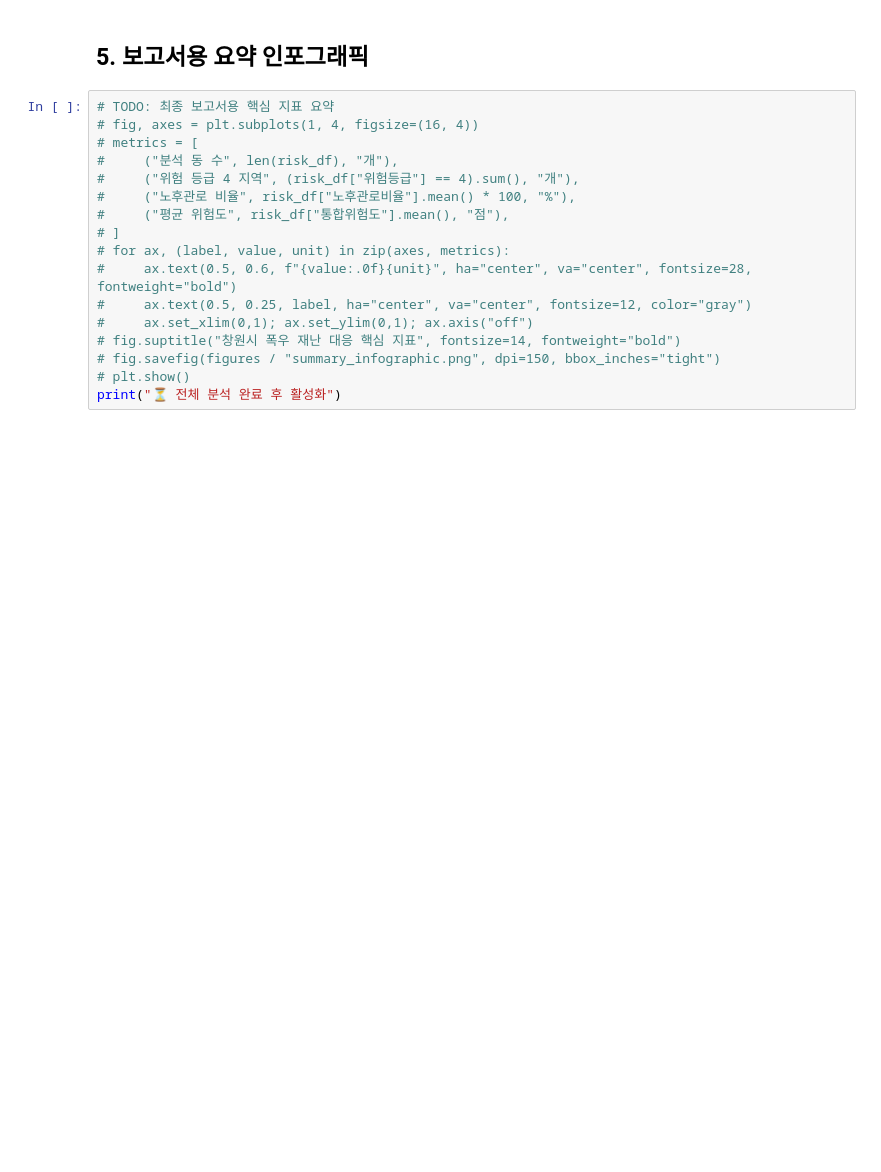
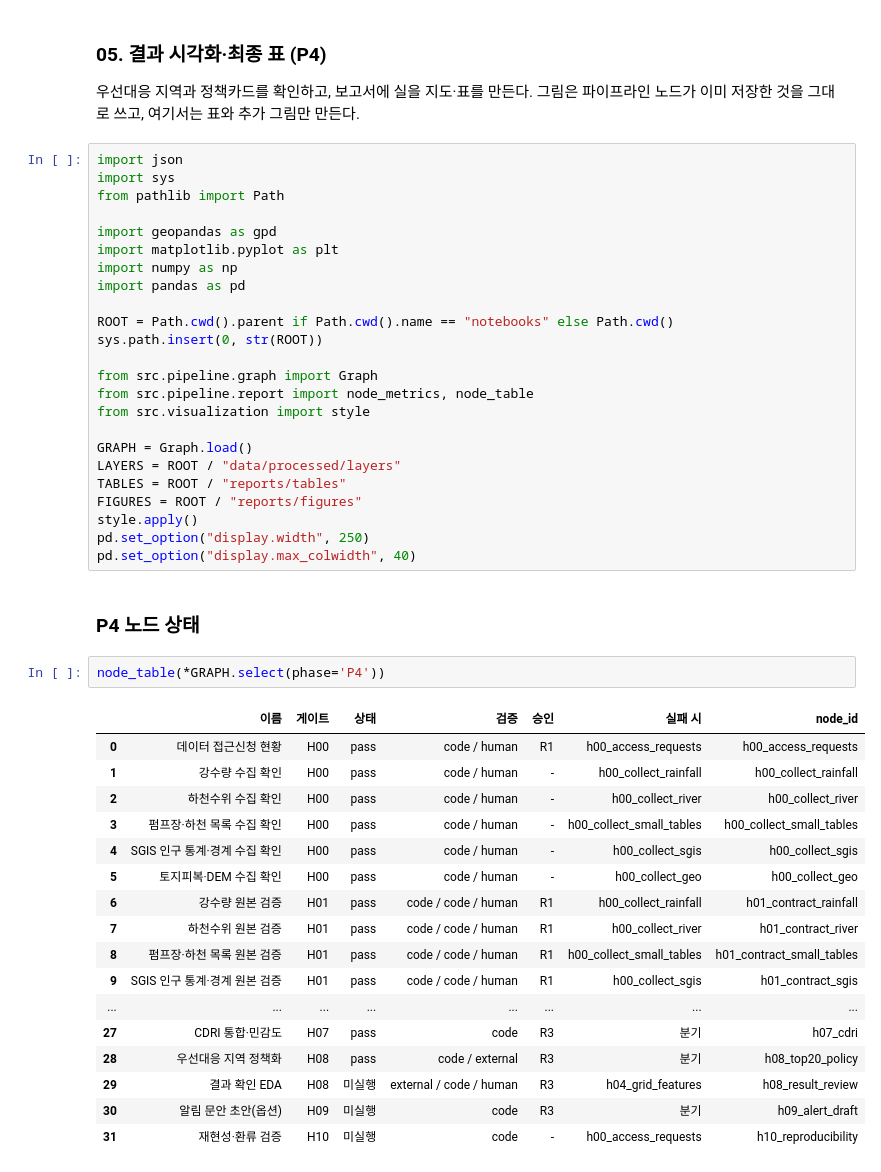
Before and after one commit to JaeHong-Jang/Changwon-, a Jupyter notebook: notebooks/05_visualization.ipynb, the cells around one changed output. Drawn from its saved outputs; the diff is of its cells as text; blank space fills up the shorter version.

```diff
--- a/notebooks/05_visualization.ipynb
+++ b/notebooks/05_visualization.ipynb
@@ -105,19 +1,51 @@ print("⏳ 데이터 수집 완료 후 활성화")
-# %% [markdown]
-## 5. 보고서용 요약 인포그래픽
-# %%
-# TODO: 최종 보고서용 핵심 지표 요약
-# fig, axes = plt.subplots(1, 4, figsize=(16, 4))
-# metrics = [
-#     ("분석 동 수", len(risk_df), "개"),
-#     ("위험 등급 4 지역", (risk_df["위험등급"] == 4).sum(), "개"),
-#     ("노후관로 비율", risk_df["노후관로비율"].mean() * 100, "%"),
-#     ("평균 위험도", risk_df["통합위험도"].mean(), "점"),
-# ]
-# for ax, (label, value, unit) in zip(axes, metrics):
-#     ax.text(0.5, 0.6, f"{value:.0f}{unit}", ha="center", va="center", fontsize=28, fontweight="bold")
-#     ax.text(0.5, 0.25, label, ha="center", va="center", fontsize=12, color="gray")
-#     ax.set_xlim(0,1); ax.set_ylim(0,1); ax.axis("off")
-# fig.suptitle("창원시 폭우 재난 대응 핵심 지표", fontsize=14, fontweight="bold")
-# fig.savefig(figures / "summary_infographic.png", dpi=150, bbox_inches="tight")
-# plt.show()
-print("⏳ 전체 분석 완료 후 활성화")
+# %% [markdown]
+### 05. 결과 시각화·최종 표 (P4)
+
+우선대응 지역과 정책카드를 확인하고, 보고서에 실을 지도·표를 만든다.
+그림은 파이프라인 노드가 이미 저장한 것을 그대로 쓰고, 여기서는 표와 추가 그림만 만든다.
+# %%
+import json
+import sys
+from pathlib import Path
+
+import geopandas as gpd
+import matplotlib.pyplot as plt
+import numpy as np
+import pandas as pd
+
+ROOT = Path.cwd().parent if Path.cwd().name == "notebooks" else Path.cwd()
+sys.path.insert(0, str(ROOT))
+
+from src.pipeline.graph import Graph
+from src.pipeline.report import node_metrics, node_table
+from src.visualization import style
+
+GRAPH = Graph.load()
+LAYERS = ROOT / "data/processed/layers"
+TABLES = ROOT / "reports/tables"
+FIGURES = ROOT / "reports/figures"
+style.apply()
+pd.set_option("display.width", 250)
+pd.set_option("display.max_colwidth", 40)
+# %% [markdown]
+### P4 노드 상태
+# %%
+node_table(*GRAPH.select(phase='P4'))
+# %% [output]
+|  | 이름 | 게이트 | 상태 | 검증 | 승인 | 실패 시 | node_id |
+| 0 | 데이터 접근신청 현황 | H00 | pass | code / human | R1 | h00_access_requests | h00_access_requests |
+| 1 | 강수량 수집 확인 | H00 | pass | code / human | - | h00_collect_rainfall | h00_collect_rainfall |
+| 2 | 하천수위 수집 확인 | H00 | pass | code / human | - | h00_collect_river | h00_collect_river |
+| 3 | 펌프장·하천 목록 수집 확인 | H00 | pass | code / human | - | h00_collect_small_tables | h00_collect_small_tables |
+| 4 | SGIS 인구 통계·경계 수집 확인 | H00 | pass | code / human | - | h00_collect_sgis | h00_collect_sgis |
+| 5 | 토지피복·DEM 수집 확인 | H00 | pass | code / human | - | h00_collect_geo | h00_collect_geo |
+| 6 | 강수량 원본 검증 | H01 | pass | code / code / human | R1 | h00_collect_rainfall | h01_contract_rainfall |
+| 7 | 하천수위 원본 검증 | H01 | pass | code / code / human | R1 | h00_collect_river | h01_contract_river |
+| 8 | 펌프장·하천 목록 원본 검증 | H01 | pass | code / code / human | R1 | h00_collect_small_tables | h01_contract_small_tables |
+| 9 | SGIS 인구 통계·경계 원본 검증 | H01 | pass | code / code / human | R1 | h00_collect_sgis | h01_contract_sgis |
+| ... | ... | ... | ... | ... | ... | ... | ... |
+| 27 | CDRI 통합·민감도 | H07 | pass | code | R3 | 분기 | h07_cdri |
+| 28 | 우선대응 지역 정책화 | H08 | pass | code / external | R3 | 분기 | h08_top20_policy |
+| 29 | 결과 확인 EDA | H08 | 미실행 | external / code / human | R3 | h04_grid_features | h08_result_review |
+| 30 | 알림 문안 초안(옵션) | H09 | 미실행 | code | R3 | 분기 | h09_alert_draft |
+| 31 | 재현성·환류 검증 | H10 | 미실행 | code | - | h00_access_requests | h10_reproducibility |
```
Also changed, not shown: parts of 26 cells of this notebook, 5 other files.
